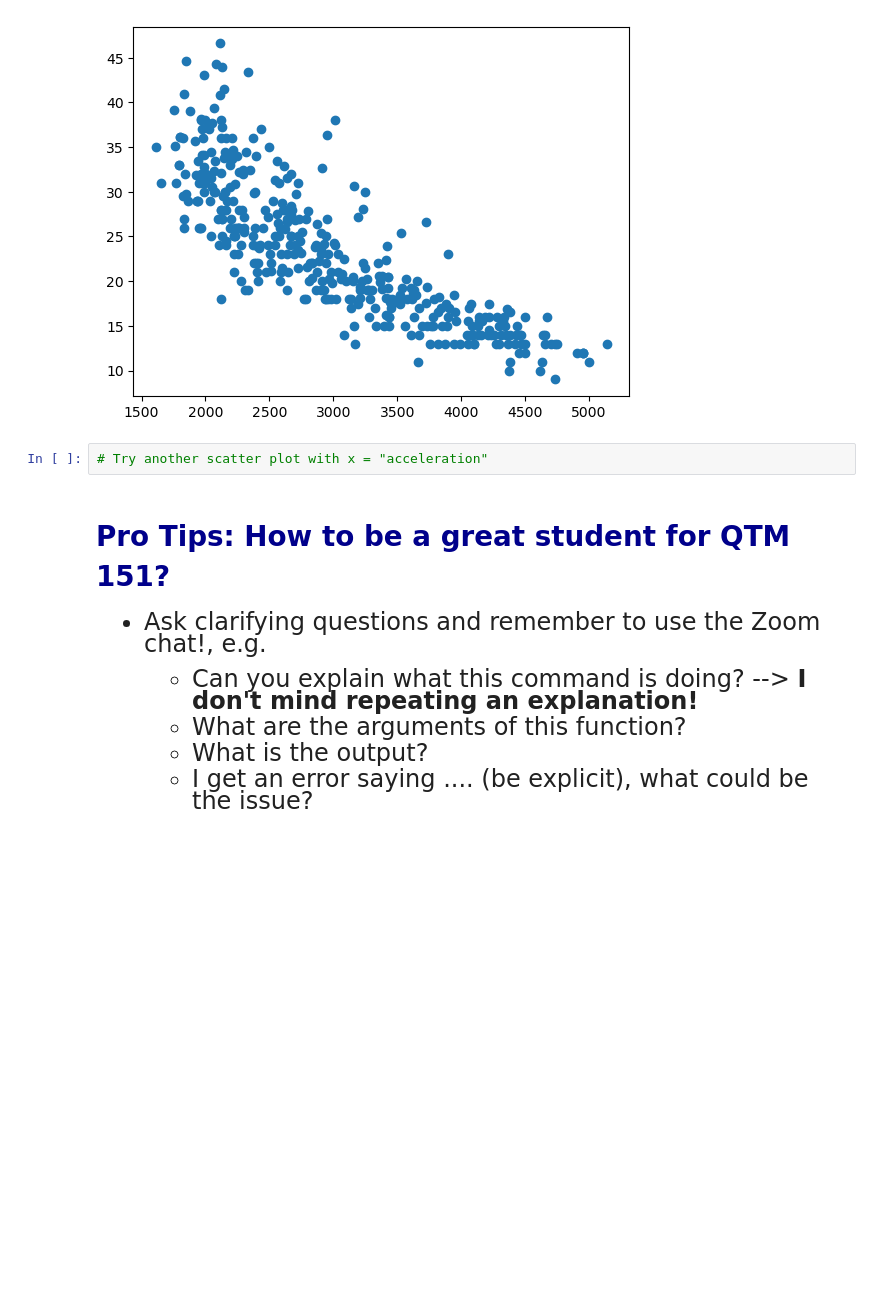
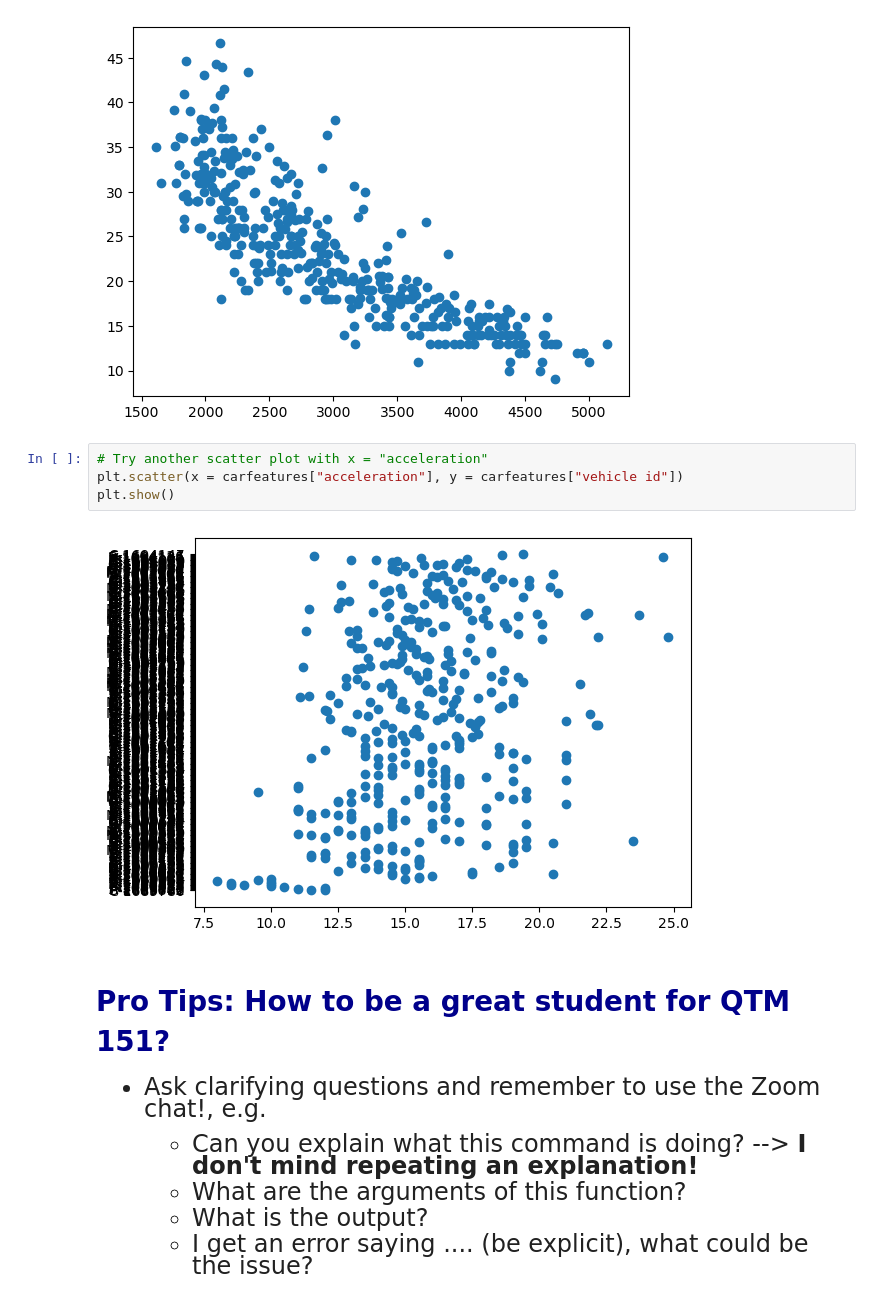
Before and after one commit to athenatian06/qtm151spring2025, a Jupyter notebook: Lecture 01/Lecture1.ipynb, the cells around one changed output. Cells and saved outputs as stored; diff of their text form; blank space fills up the shorter version.

```diff
--- a/Lecture 01/Lecture1.ipynb
+++ b/Lecture 01/Lecture1.ipynb
@@ -218,6 +222,10 @@ plt.show()
 [figure]
 # %%
 # Try another scatter plot with x = "acceleration"
+plt.scatter(x = carfeatures["acceleration"], y = carfeatures["vehicle id"])
+plt.show()
+# %% [output]
+[figure, added]
 # %% [markdown]
 
 
```
Also changed, not shown: parts of 2 cells of this notebook, 2 other files.
